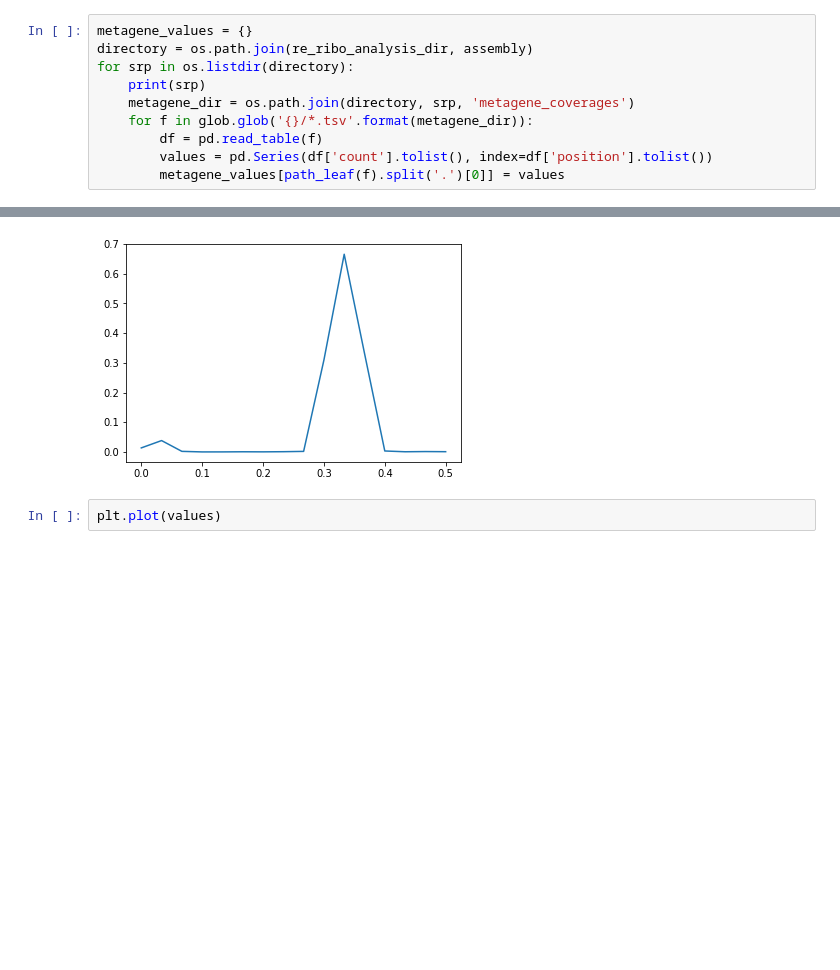
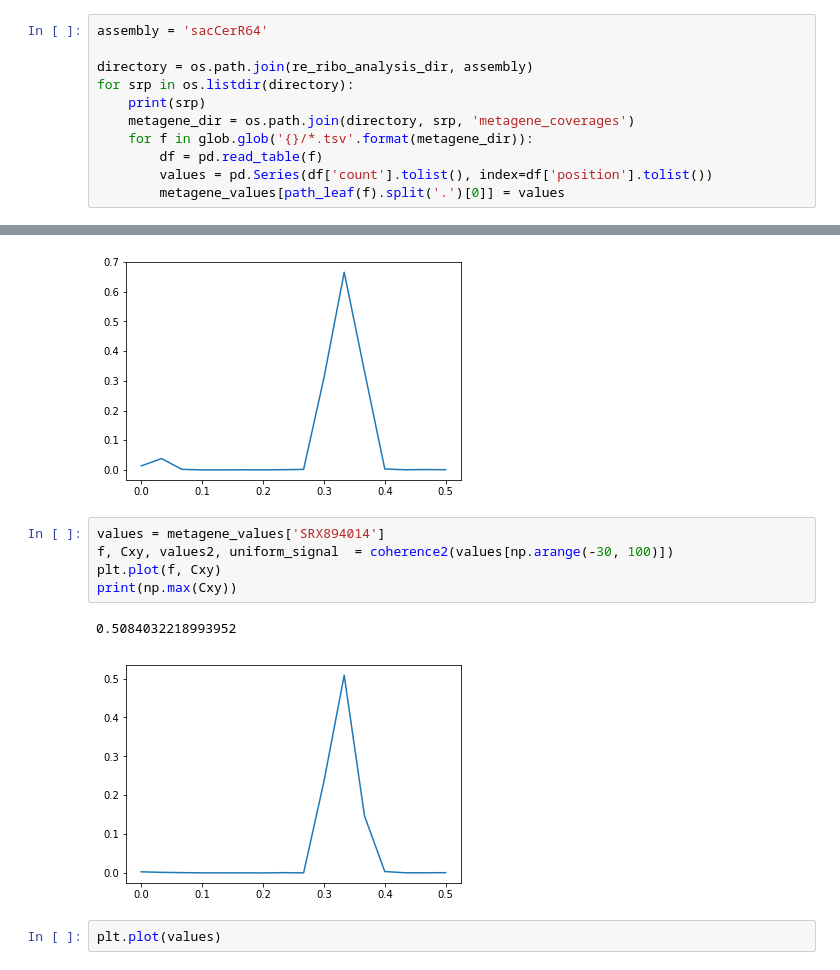
Before and after one commit to saketkc/re-ribo-smk, a Jupyter notebook: notebooks/07. Periodicity-Score.ipynb, the cells around one changed output, grey strips where cells are left out. Cells and saved outputs as stored; diff of their text form; blank space fills up the shorter version.

```diff
--- a/notebooks/07. Periodicity-Score.ipynb
+++ b/notebooks/07. Periodicity-Score.ipynb
@@ -67,7 +69,8 @@ Populating the interactive namespace from numpy and matplotlib
 `%matplotlib` prevents importing * from pylab and numpy
   "\n`%matplotlib` prevents importing * from pylab and numpy"
 # %%
-metagene_values = {}
+assembly = 'sacCerR64'
+
 directory = os.path.join(re_ribo_analysis_dir, assembly)
 for srp in os.listdir(directory):
     print(srp)
@@ -109,6 +101,14 @@ print(np.max(Cxy))
 # %% [output]
 0.6657912755923593
 [figure]
+# %%
+values = metagene_values['SRX894014']
+f, Cxy, values2, uniform_signal  = coherence2(values[np.arange(-30, 100)])
+plt.plot(f, Cxy)
+print(np.max(Cxy))
+# %% [output]
+0.5084032218993952
+[figure, added]
 # %%
 plt.plot(values)
 # %% [output]
```
Also changed, not shown: parts of 6 cells of this notebook, 5 other files.
